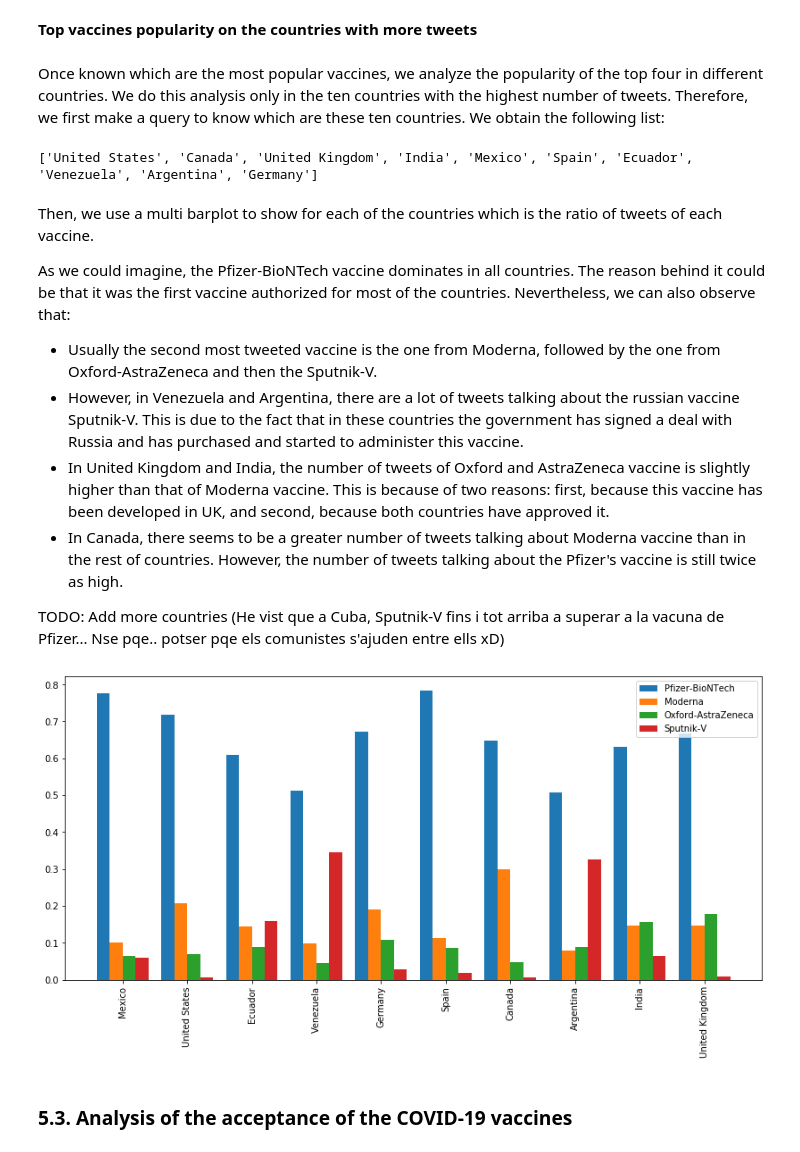
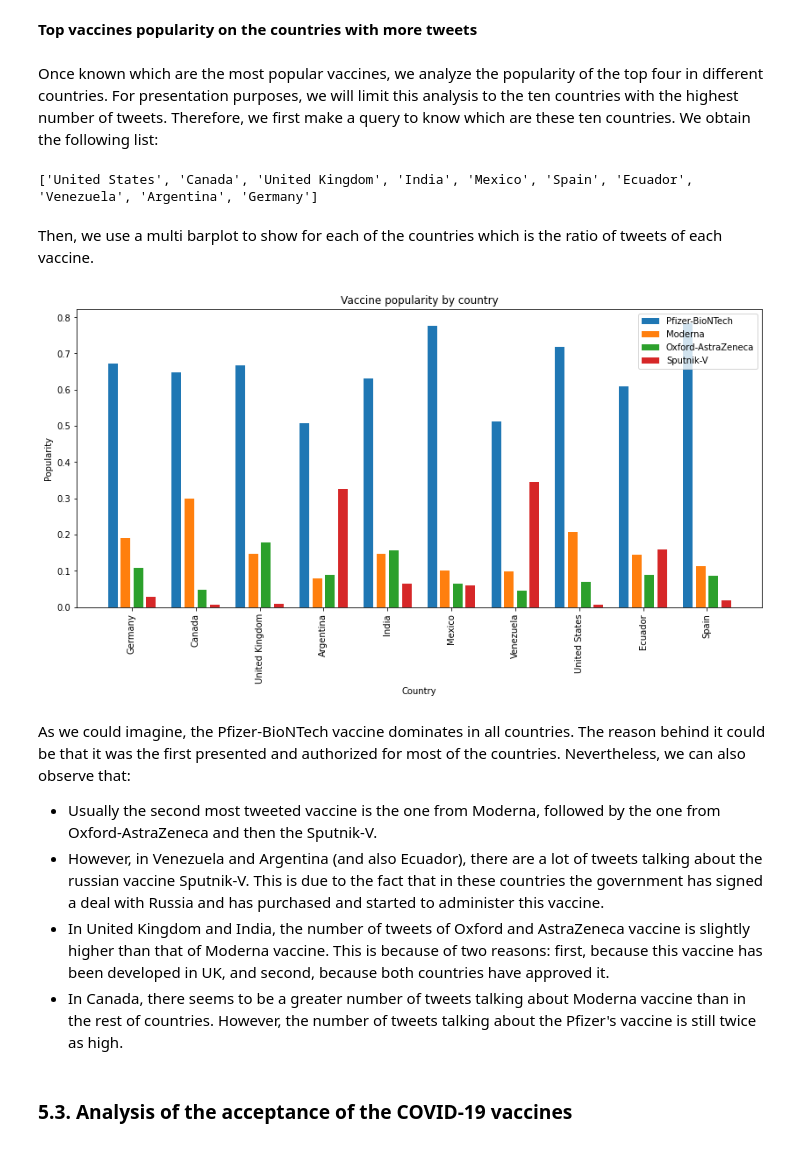
Before and after one commit to albertrial/covid-vaccine-tweets-study, a Jupyter notebook: BDA-Project-RafelPalliser-AlbertRial.ipynb, the cells around one changed output. Cells and saved outputs as stored; diff of their text form; code cells hidden in the pictures.

```diff
--- a/BDA-Project-RafelPalliser-AlbertRial.ipynb
+++ b/BDA-Project-RafelPalliser-AlbertRial.ipynb
@@ -931,7 +936,7 @@ barplot(vaccines, counts, 'Vaccines popularity', 'Vaccine', 'Tweet count', label
 # %% [markdown]
 **Top vaccines popularity on the countries with more tweets**
 # %% [markdown]
-Once known which are the most popular vaccines, we analyze the popularity of the top four in different countries. We do this analysis only in the ten countries with the highest number of tweets. Therefore, we first make a query to know which are these ten countries. We obtain the following list:
+Once known which are the most popular vaccines, we analyze the popularity of the top four in different countries. For presentation purposes, we will limit this analysis to the ten countries with the highest number of tweets. Therefore, we first make a query to know which are these ten countries. We obtain the following list:
 # %%
 pip = [
     {'$match': {'vaccines': {'$exists': True}, 'my_geo': {'$ne': None}}},
@@ -945,40 +950,37 @@ countries = [e['_id'] for e in countries]
 print(countries)
 # %% [output]
 ['United States', 'Canada', 'United Kingdom', 'India', 'Mexico', 'Spain', 'Ecuador', 'Venezuela', 'Argentina', 'Germany']
+# %% [markdown]
+Then, we use a multi barplot to show for each of the countries which is the ratio of tweets of each vaccine.
+<a id='pop_country'></a>
+# %%
+from src.plots import multi_barplot
+pip = [
+    {'$match': {'vaccines': {'$exists': True}, 'my_geo.country': {'$in': countries}}},
+    {'$unwind': '$vaccines'},
+    {'$group': {'_id': {'vaccine': '$vaccines', 'country': '$my_geo.country'}, 'count': {'$sum':1}}},
+    {'$group': {'_id': '$_id.country', 'count_group': {'$push': {'vaccine': '$_id.vaccine', 'count': '$count'}}}}
+]
+
+res = tweets.aggregate(pip)
+countries = []
+counts = []
+vaccines = ['Pfizer-BioNTech', 'Moderna', 'Oxford-AstraZeneca', 'Sputnik-V']
+for r in res:
+    countries.append(r['_id'])
+    d = {vac_count['vaccine']: vac_count['count'] for vac_count in r['count_group']}
+    country_counts = [d[vac] for vac in vaccines]
+    normalized = [e/sum(country_counts) for e in country_counts]
+    counts.append(normalized)
+multi_barplot(countries, counts, vaccines, 'Vaccine popularity by country', 'Country', 'Popularity', label_rotation=90, figsize=(14, 8))
+# %% [output]
+[figure, added]
 # %% [markdown]
-Then, we use a multi barplot to show for each of the countries which is the ratio of tweets of each vaccine.
-
-As we could imagine, the Pfizer-BioNTech vaccine dominates in all countries. The reason behind it could be that it was the first vaccine authorized for most of the countries. Nevertheless, we can also observe that:
+As we could imagine, the Pfizer-BioNTech vaccine dominates in all countries. The reason behind it could be that it was the first presented and authorized for most of the countries. Nevertheless, we can also observe that:
 - Usually the second most tweeted vaccine is the one from Moderna, followed by the one from Oxford-AstraZeneca and then the Sputnik-V.
-- However, in Venezuela and Argentina, there are a lot of tweets talking about the russian vaccine Sputnik-V. This is due to the fact that in these countries the government has signed a deal with Russia and has purchased and started to administer this vaccine.
+- However, in Venezuela and Argentina (and also Ecuador), there are a lot of tweets talking about the russian vaccine Sputnik-V. This is due to the fact that in these countries the government has signed a deal with Russia and has purchased and started to administer this vaccine.
 - In United Kingdom and India, the number of tweets of Oxford and AstraZeneca vaccine is slightly higher than that of Moderna vaccine. This is because of two reasons: first, because this vaccine has been developed in UK, and second, because both countries have approved it.
 - In Canada, there seems to be a greater number of tweets talking about Moderna vaccine than in the rest of countries. However, the number of tweets talking about the Pfizer's vaccine is still twice as high.
-
-TODO: Add more countries (He vist que a Cuba, Sputnik-V fins i tot arriba a superar a la vacuna de Pfizer... Nse pqe.. potser pqe els comunistes s'ajuden entre ells xD)
-# %%
-from src.plots import multi_barplot
-pip = [
-    {'$match': {'vaccines': {'$exists': True}, 'my_geo.country': {'$in': countries}}},
-    {'$unwind': '$vaccines'},
-    {'$group': {'_id': {'vaccine': '$vaccines', 'country': '$my_geo.country'}, 'count': {'$sum':1}}},
-    {'$group': {'_id': '$_id.country', 'count_group': {'$push': {'vaccine': '$_id.vaccine', 'count': '$count'}}}}
-]
-
-res = tweets.aggregate(pip)
-countries = []
-counts = []
-vaccines = ['Pfizer-BioNTech', 'Moderna', 'Oxford-AstraZeneca', 'Sputnik-V']
-for r in res:
-    countries.append(r['_id'])
-    country_counts = [0, 0, 0, 0]
-    for d in r['count_group']:
-        if d['vaccine'] in vaccines:
-            country_counts[vaccines.index(d['vaccine'])] = d['count']
-    normalized = [e/sum(country_counts) for e in country_counts]
-    counts.append(normalized)
-multi_barplot(countries, counts, vaccines, label_rotation=90, figsize=(14, 8))
-# %% [output]
-[figure, removed]
 # %% [markdown]
 ### 5.3. Analysis of the acceptance of the COVID-19 vaccines
 # %% [markdown]
```
Also changed, not shown: parts of 40 cells of this notebook.
